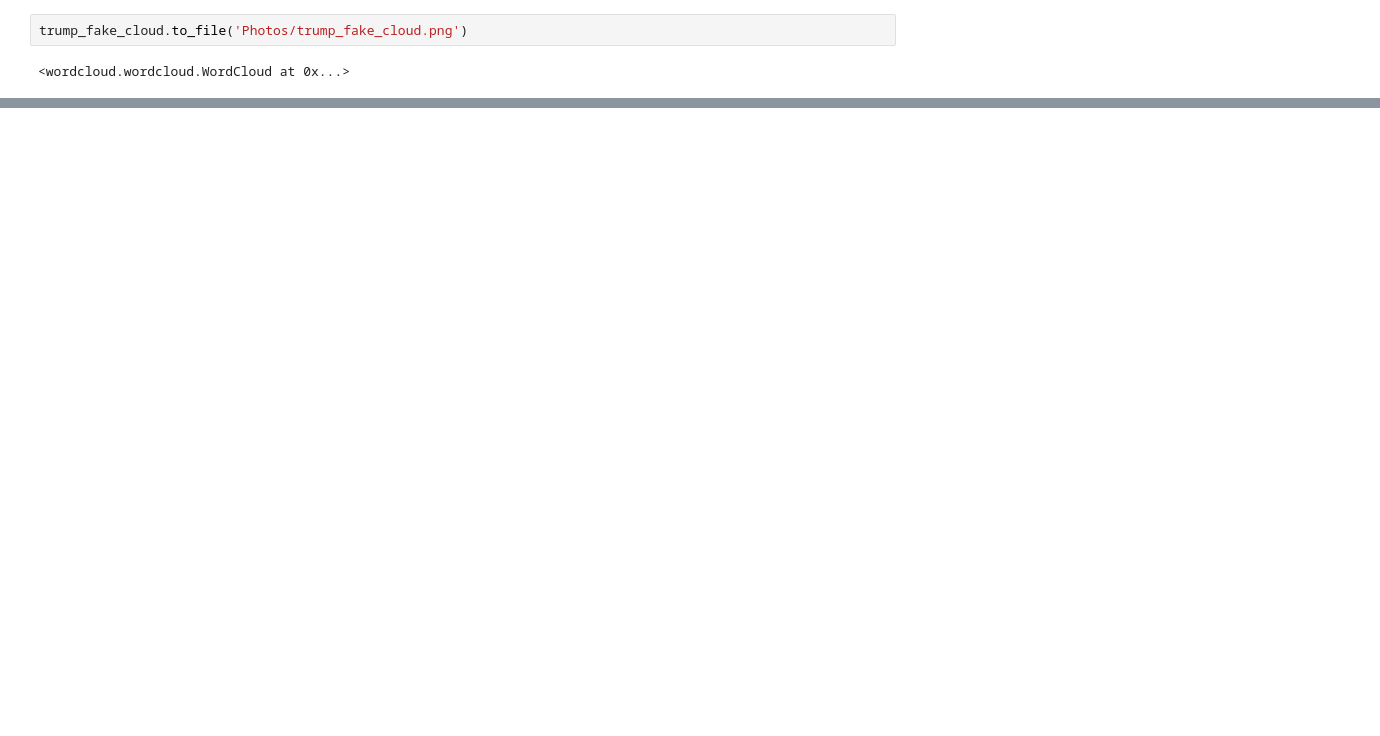
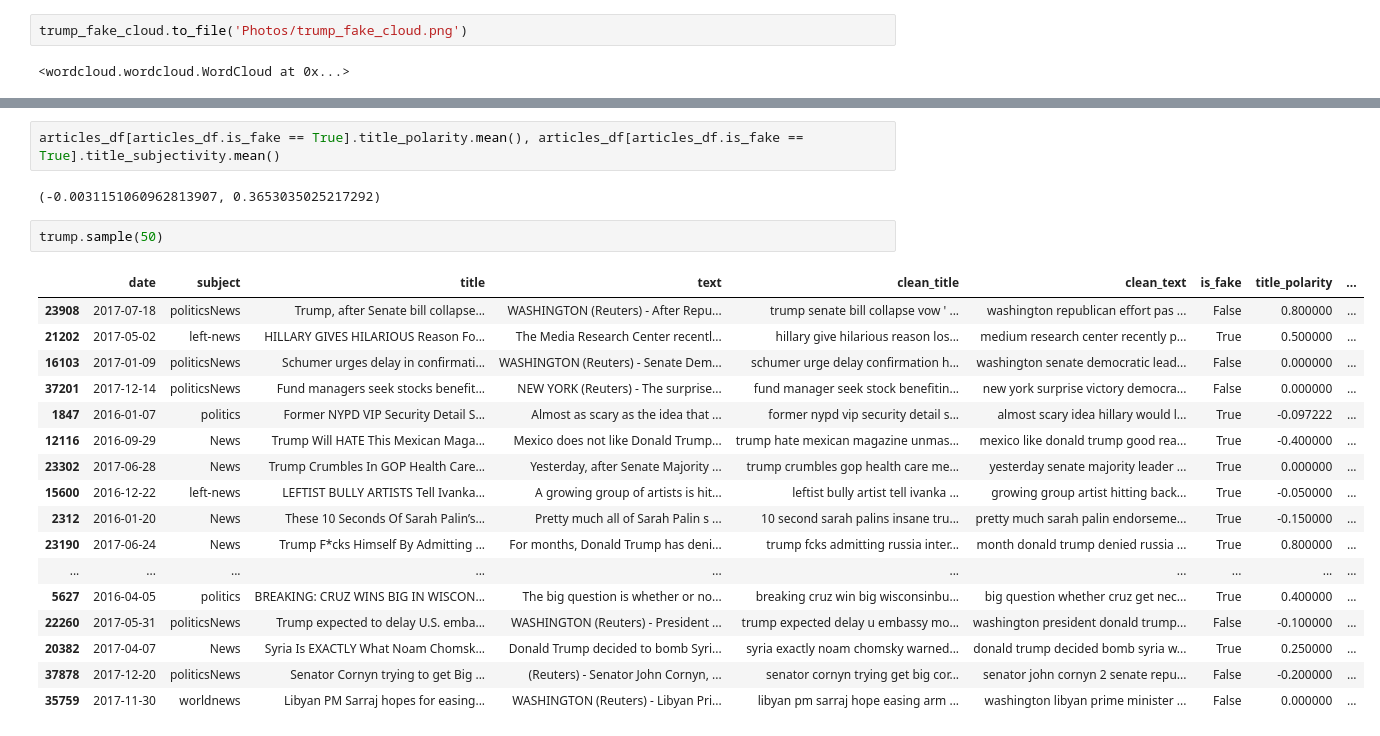
Before and after one commit to Fake-News-Capstone/fake_news_capstone, a Jupyter notebook: Ken_Exploration.ipynb, the cells around one changed output, grey strips where cells are left out. Cells and saved outputs as stored; diff of their text form; blank space fills up the shorter version.

```diff
--- a/Ken_Exploration.ipynb
+++ b/Ken_Exploration.ipynb
@@ -450,0 +456,24 @@ trump_fake_cloud.to_file('Photos/trump_fake_cloud.png')
+# %%
+articles_df[articles_df.is_fake == True].title_polarity.mean(), articles_df[articles_df.is_fake == True].title_subjectivity.mean()
+# %% [output]
+(-0.0031151060962813907, 0.3653035025217292)
+# %%
+trump.sample(50)
+# %% [output]
+|  | date | subject | title | text | clean_title | clean_text | is_fake | title_polarity | ... |
+| 23908 | 2017-07-18 | politicsNews | Trump, after Senate bill collapse... | WASHINGTON (Reuters) - After Repu... | trump senate bill collapse vow ' ... | washington republican effort pas ... | False | 0.800000 | ... |
+| 21202 | 2017-05-02 | left-news | HILLARY GIVES HILARIOUS Reason Fo... | The Media Research Center recentl... | hillary give hilarious reason los... | medium research center recently p... | True | 0.500000 | ... |
+| 16103 | 2017-01-09 | politicsNews | Schumer urges delay in confirmati... | WASHINGTON (Reuters) - Senate Dem... | schumer urge delay confirmation h... | washington senate democratic lead... | False | 0.000000 | ... |
+| 37201 | 2017-12-14 | politicsNews | Fund managers seek stocks benefit... | NEW YORK (Reuters) - The surprise... | fund manager seek stock benefitin... | new york surprise victory democra... | False | 0.000000 | ... |
+| 1847 | 2016-01-07 | politics | Former NYPD VIP Security Detail S... | Almost as scary as the idea that ... | former nypd vip security detail s... | almost scary idea hillary would l... | True | -0.097222 | ... |
+| 12116 | 2016-09-29 | News | Trump Will HATE This Mexican Maga... | Mexico does not like Donald Trump... | trump hate mexican magazine unmas... | mexico like donald trump good rea... | True | -0.400000 | ... |
+| 23302 | 2017-06-28 | News | Trump Crumbles In GOP Health Care... | Yesterday, after Senate Majority ... | trump crumbles gop health care me... | yesterday senate majority leader ... | True | 0.000000 | ... |
+| 15600 | 2016-12-22 | left-news | LEFTIST BULLY ARTISTS Tell Ivanka... | A growing group of artists is hit... | leftist bully artist tell ivanka ... | growing group artist hitting back... | True | -0.050000 | ... |
+| 2312 | 2016-01-20 | News | These 10 Seconds Of Sarah Palin’s... | Pretty much all of Sarah Palin s ... | 10 second sarah palins insane tru... | pretty much sarah palin endorseme... | True | -0.150000 | ... |
+| 23190 | 2017-06-24 | News | Trump F*cks Himself By Admitting ... | For months, Donald Trump has deni... | trump fcks admitting russia inter... | month donald trump denied russia ... | True | 0.800000 | ... |
+| ... | ... | ... | ... | ... | ... | ... | ... | ... | ... |
+| 5627 | 2016-04-05 | politics | BREAKING: CRUZ WINS BIG IN WISCON... | The big question is whether or no... | breaking cruz win big wisconsinbu... | big question whether cruz get nec... | True | 0.400000 | ... |
+| 22260 | 2017-05-31 | politicsNews | Trump expected to delay U.S. emba... | WASHINGTON (Reuters) - President ... | trump expected delay u embassy mo... | washington president donald trump... | False | -0.100000 | ... |
+| 20382 | 2017-04-07 | News | Syria Is EXACTLY What Noam Chomsk... | Donald Trump decided to bomb Syri... | syria exactly noam chomsky warned... | donald trump decided bomb syria w... | True | 0.250000 | ... |
+| 37878 | 2017-12-20 | politicsNews | Senator Cornyn trying to get Big ... | (Reuters) - Senator John Cornyn, ... | senator cornyn trying get big cor... | senator john cornyn 2 senate repu... | False | -0.200000 | ... |
+| 35759 | 2017-11-30 | worldnews | Libyan PM Sarraj hopes for easing... | WASHINGTON (Reuters) - Libyan Pri... | libyan pm sarraj hope easing arm ... | washington libyan prime minister ... | False | 0.000000 | ... |
```
Also changed, not shown: parts of 6 cells of this notebook, 4 other files.
